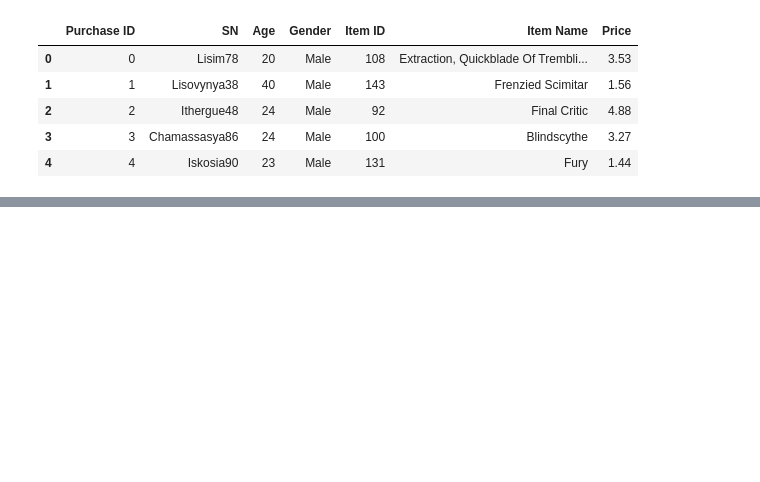
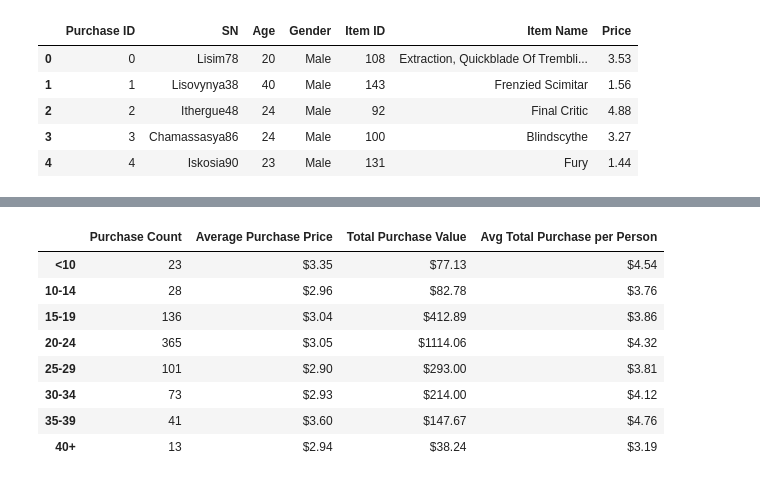
Before and after one commit to AFitzg/pandas-challenge, a Jupyter notebook: HeroesOfPymoli.ipynb, the cells around one changed output, grey strips where cells are left out. Drawn from its saved outputs; the diff is of its cells as text; code cells hidden in the pictures; blank space fills up the shorter version.

```diff
--- a/HeroesOfPymoli.ipynb
+++ b/HeroesOfPymoli.ipynb
@@ -80,0 +55,18 @@ purchase_data.head()
+# %%
+players_df = purchase_data_df.loc[:,["SN","Age","Gender"]]
+players_df = players_df.drop_duplicates()
+#Gender Counts
+gender_counts = players_df["Gender"].value_counts()
+gender_counts
+
+#Gender Percentage
+gender_percentage = gender_counts / unique_total_players
+gender_percentage = gender_percentage * 100
+gender_percentage
+
+#Gender_analysis
+Gender_analysis = pd.DataFrame({"Total Count": gender_counts,"Percentage of players":gender_percentage})
+Gender_analysis
+
+Gender_analysis_summary_df = Gender_analysis.style.format({"Percentage of players":"${:.2f}%"})
+Gender_analysis_summary_df
@@ -80,0 +146,35 @@ purchase_data.head()
+# %%
+#Purchasing Analysis
+#-----------------------------
+purchase_data_df["Age Ranges"] = pd.cut(purchase_data_df["Age"],bins,labels=group_names_labels)
+purchase_data_df
+
+#obtain puchase count, avg purchase price, average purchase total per person
+age_specific = purchase_data_df.groupby(["Age Ranges"]).count()["Price"]
+age_specific
+
+age_average_purchase_price = purchase_data_df.groupby(["Age Ranges"]).mean()["Price"]
+age_average_purchase_price
+
+age_total_purchase_value = purchase_data_df.groupby(["Age Ranges"]).sum()["Price"]
+age_average_purchase_price
+
+age_average_total_purchase_count = purchase_data_df.groupby(["Age Ranges"]).sum()["Price"] / Age_Player_analysis["Player Count"]
+age_average_total_purchase_count
+
+#create a summary data frame and display it
+Age_Purchasing_analysis = pd.DataFrame({"Purchase Count":age_specific,"Average Purchase Price":age_average_purchase_price, "Total Purchase Value":age_total_purchase_value,"Avg Total Purchase per Person":age_average_total_purchase_count})
+Age_Purchasing_analysis
+
+Age_Purchasing_analysis_summary_df = Age_Purchasing_analysis.style.format({"Average Purchase Price":"${:.2f}","Total Purchase Value":"${:.2f}","Avg Total Purchase per Person":"${:.2f}"})
+Age_Purchasing_analysis_summary_df
+# %% [output]
+|  | Purchase Count | Average Purchase Price | Total Purchase Value | Avg Total Purchase per Person |
+| <10 | 23 | $3.35 | $77.13 | $4.54 |
+| 10-14 | 28 | $2.96 | $82.78 | $3.76 |
+| 15-19 | 136 | $3.04 | $412.89 | $3.86 |
+| 20-24 | 365 | $3.05 | $1114.06 | $4.32 |
+| 25-29 | 101 | $2.90 | $293.00 | $3.81 |
+| 30-34 | 73 | $2.93 | $214.00 | $4.12 |
+| 35-39 | 41 | $3.60 | $147.67 | $4.76 |
+| 40+ | 13 | $2.94 | $38.24 | $3.19 |
```
Also changed, not shown: parts of 16 cells of this notebook.
